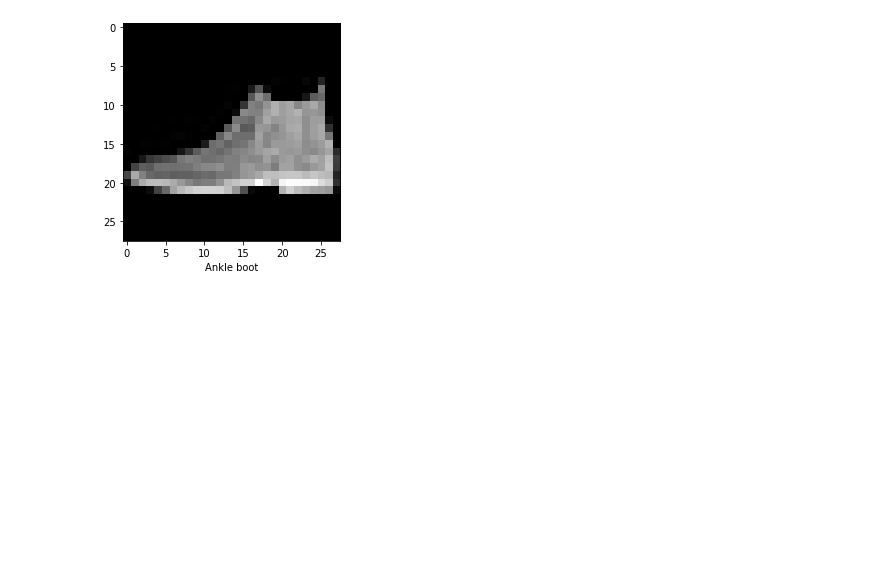
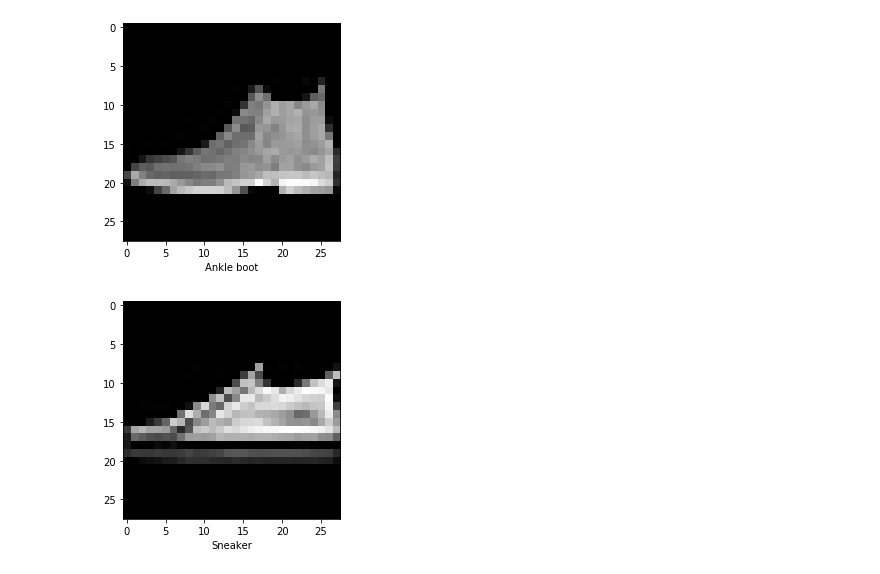
Before and after one commit to estuardozapeta/Statistical-Learning-I-Tarea-5, a Jupyter notebook: Tarea-5.ipynb, the cells around one changed output. Drawn from its saved outputs; the diff is of its cells as text; code cells hidden in the pictures; blank space fills up the shorter version.

```diff
--- a/Tarea-5.ipynb
+++ b/Tarea-5.ipynb
@@ -140,7 +140,7 @@ def train(epochs, lr):
                 acc_summary = session.run(accuracy_summary, feed_dict=feed_dict)
 
                 _, c, a, w, b = session.run([new_weight, cross_entropy, accuracy, weight, bias],feed_dict=feed_dict)
-                if (i % 200 == 0):
+                if (i % 250 == 0):
                     print("Epoch: {} Iteration: {} Cross Entropy: {} Accuracy: {}".format(epoch,i,c,a))
                     writer.add_summary(entropy_summary, i)
                     writer.add_summary(acc_summary, i)
@@ -190,0 +174,2 @@ def test(weight, bias, image_x):
+# %%
+Weight, Bias = train(5, 0.0012)
@@ -192,3 +206,7 @@ def test(weight, bias, image_x):
 test(Weight, Bias, test_images[0])
 # %% [output]
 [figure]
+# %%
+test(Weight, Bias, test_images[55])
+# %% [output]
+[figure, added]
```
Also changed, not shown: parts of 28 cells of this notebook.
